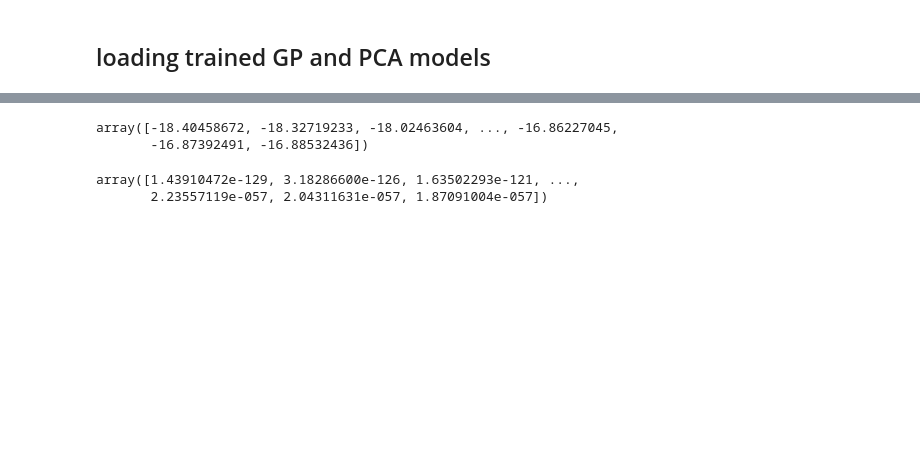
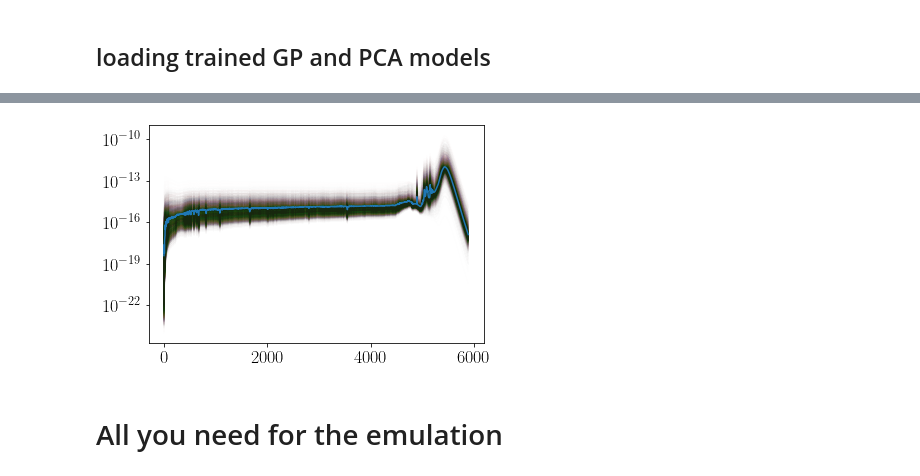
Before and after one commit to mwalmsley/agnfinder, a Jupyter notebook: notebooks/GPemu_test.ipynb, the cells around one changed output, grey strips where cells are left out. Saved outputs shown, nothing was run; the diff lists cells and outputs as text; code cells hidden in the pictures; blank space fills up the shorter version.

Commit message:
emulator rescaled

```diff
--- a/notebooks/GPemu_test.ipynb
+++ b/notebooks/GPemu_test.ipynb
@@ -154,5 +150,5 @@ plt.show()
 # %%
 %%timeit
 
-emulator(pca_model, gp_model, rand_params)
+y_emu = emulator(pca_model, gp_model, X_loaded[20])
 # %% [output]
@@ -175,4 +155,0 @@ array([-0.24114212, -0.23529265, -0.22862128, ...,  0.15895811,
-# %%
-%%timeit
-
-y_emu = emulator(pca_model, gp_model, x_train[20])
@@ -181,10 +156,11 @@ y_emu = emulator(pca_model, gp_model, x_train[20])
-# %%
-y_emu
-# %% [output]
-array([-18.40458672, -18.32719233, -18.02463604, ..., -16.86227045,
-       -16.87392491, -16.88532436])
-# %%
-10**(y_emu*y_mult + y_mean)
-# %% [output]
-array([1.43910472e-129, 3.18286600e-126, 1.63502293e-121, ...,
-       2.23557119e-057, 2.04311631e-057, 1.87091004e-057])
+# %%
+plt.figure(1223)
+plt.plot(Y_loaded.T[100:,:], alpha = 0.002)
+plt.plot(y_emu, alpha = 1.0)
+plt.yscale('log')
+# plt.title('cutoff small y-values')
+plt.show()
+# %% [output]
+[figure, added]
+# %% [markdown]
+# All you need for the emulation
```
Also changed, not shown: parts of 11 cells of this notebook, 2 other files.
